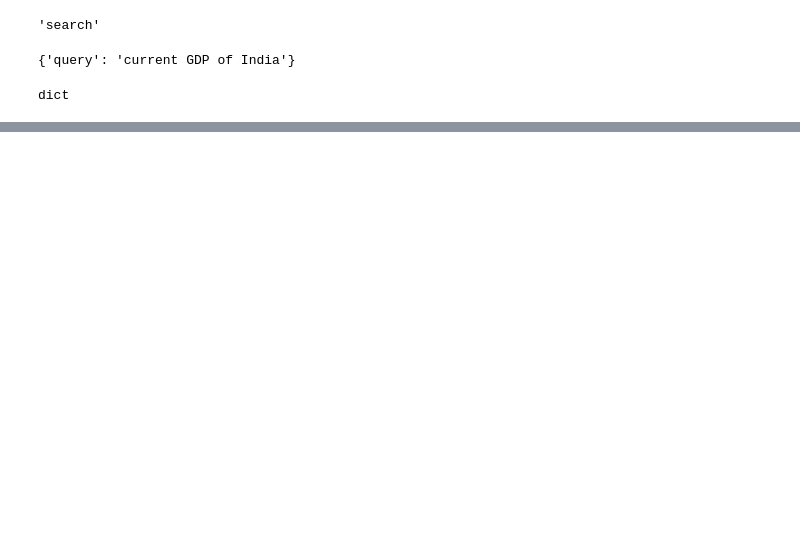
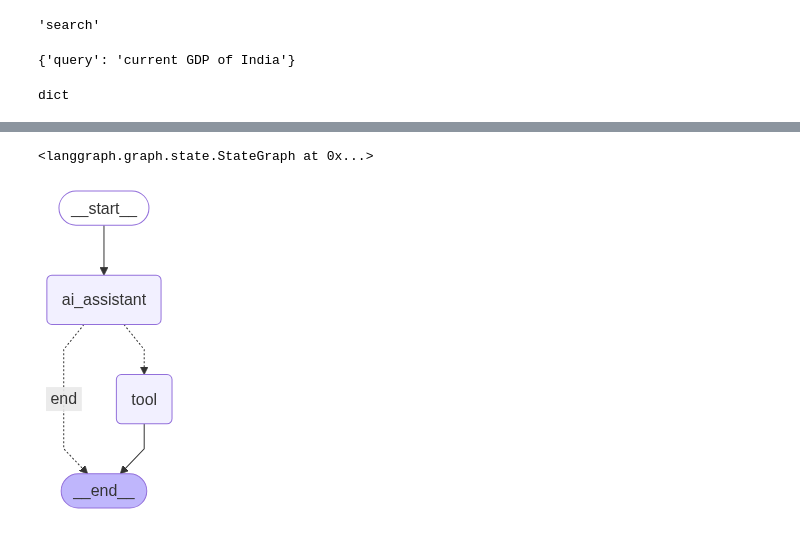
Before and after one commit to Sm1321/LANGGRAPH_FrameWork_Live, a Jupyter notebook: 2.Langgraph/8.Langgraph_Human_in_Loop.ipynb, the cells around one changed output, grey strips where cells are left out. Drawn from its saved outputs; the diff is of its cells as text; code cells hidden in the pictures; blank space fills up the shorter version.

```diff
--- a/2.Langgraph/8.Langgraph_Human_in_Loop.ipynb
+++ b/2.Langgraph/8.Langgraph_Human_in_Loop.ipynb
@@ -71,0 +112,15 @@ dict
+# %%
+def router(state):
+    pass
+# %%
+def invoke_tool(state:AgentState):
+    pass
+# %%
+from langgraph.graph import StateGraph,START,END
+##WorkFlow
+graph = StateGraph(AgentState)
+#Add the Node
+graph.add_node("ai_assistant", invoke_model)
+graph.add_node("tool", invoke_tool)
+# %% [output]
+<langgraph.graph.state.StateGraph at 0x...>
@@ -71,0 +131,24 @@ dict
+# %%
+###Conditional Edge
+graph.add_conditional_edges(
+    "ai_assistant",   # The current node
+    router,           # A function that returns a routing key (e.g., "tool" or "end")
+    {
+        "tool": "tool",  # If router returns "tool" → go to "tool" node
+        "end": END       # If router returns "end" → go to END
+    }
+)
+
+
+##ENd Edge
+graph.add_edge("tool", END)
+###Add the Entry Edge
+graph.set_entry_point("ai_assistant")
+###Compile
+app = graph.compile()
+# %%
+
+from IPython.display import Image, display
+display(Image(app.get_graph().draw_mermaid_png()))
+# %% [output]
+[figure, added]
```
Also changed, not shown: parts of 13 cells of this notebook.
